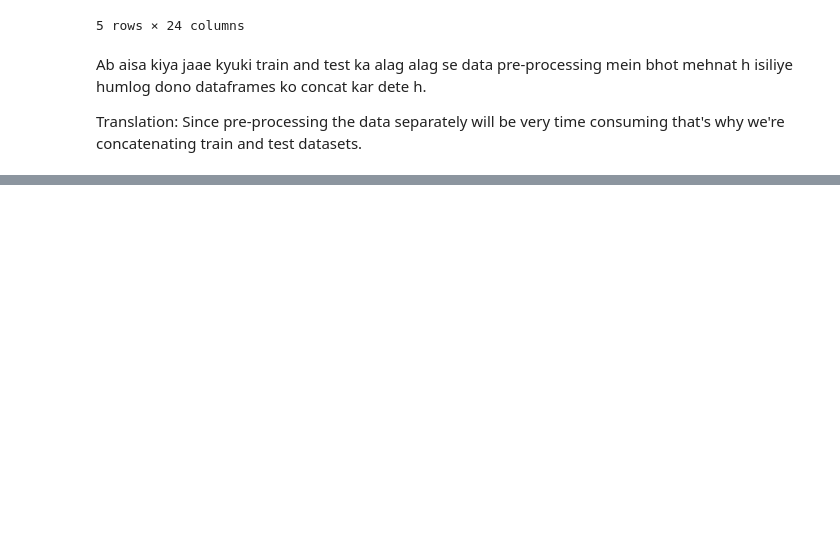
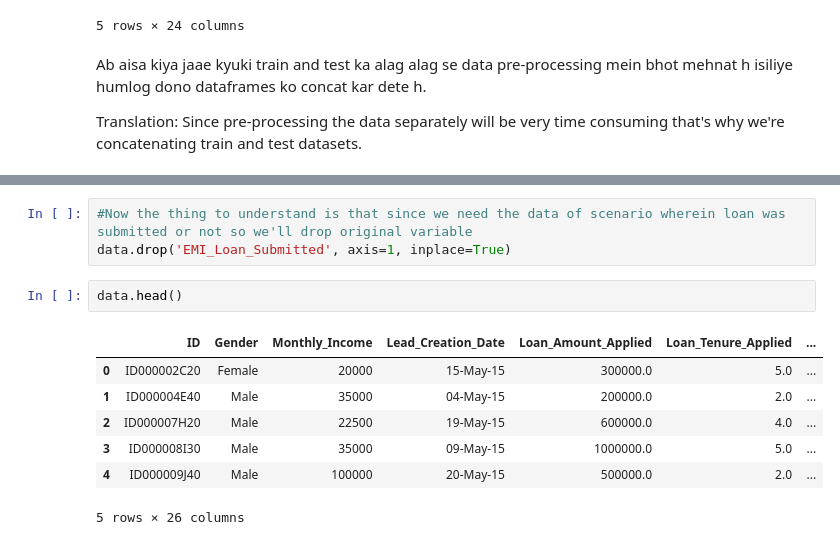
Before and after one commit to Creator853/ML_DL, a Jupyter notebook: GBM/Project2/DataPrep.ipynb, the cells around one changed output, grey strips where cells are left out. Cells and saved outputs as stored; diff of their text form; blank space fills up the shorter version.

```diff
--- a/GBM/Project2/DataPrep.ipynb
+++ b/GBM/Project2/DataPrep.ipynb
@@ -68,0 +166,13 @@ data.shape
+# %%
+#Now the thing to understand is that since we need the data of scenario wherein loan was submitted or not so we'll drop original variable
+data.drop('EMI_Loan_Submitted', axis=1, inplace=True)
+# %%
+data.head()
+# %% [output]
+|  | ID | Gender | Monthly_Income | Lead_Creation_Date | Loan_Amount_Applied | Loan_Tenure_Applied | ... |
+| 0 | ID000002C20 | Female | 20000 | 15-May-15 | 300000.0 | 5.0 | ... |
+| 1 | ID000004E40 | Male | 35000 | 04-May-15 | 200000.0 | 2.0 | ... |
+| 2 | ID000007H20 | Male | 22500 | 19-May-15 | 600000.0 | 4.0 | ... |
+| 3 | ID000008I30 | Male | 35000 | 09-May-15 | 1000000.0 | 5.0 | ... |
+| 4 | ID000009J40 | Male | 100000 | 20-May-15 | 500000.0 | 2.0 | ... |
+5 rows × 26 columns
```
Also changed, not shown: parts of 32 cells of this notebook, 3 other files.
